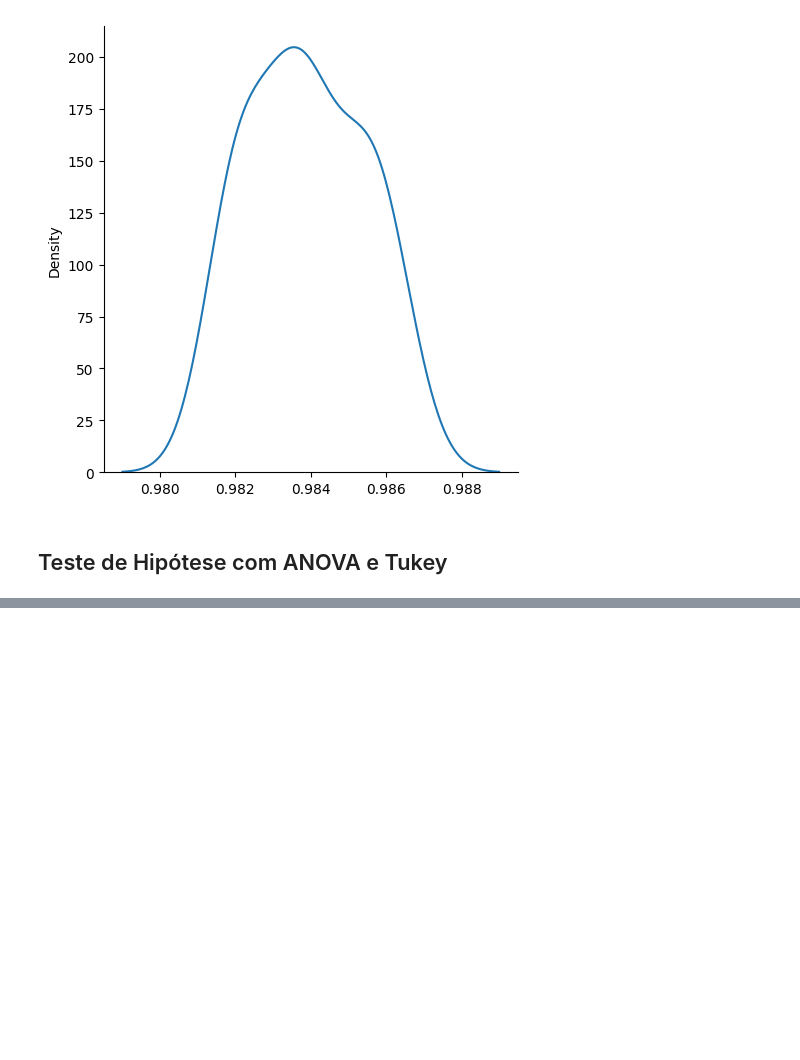
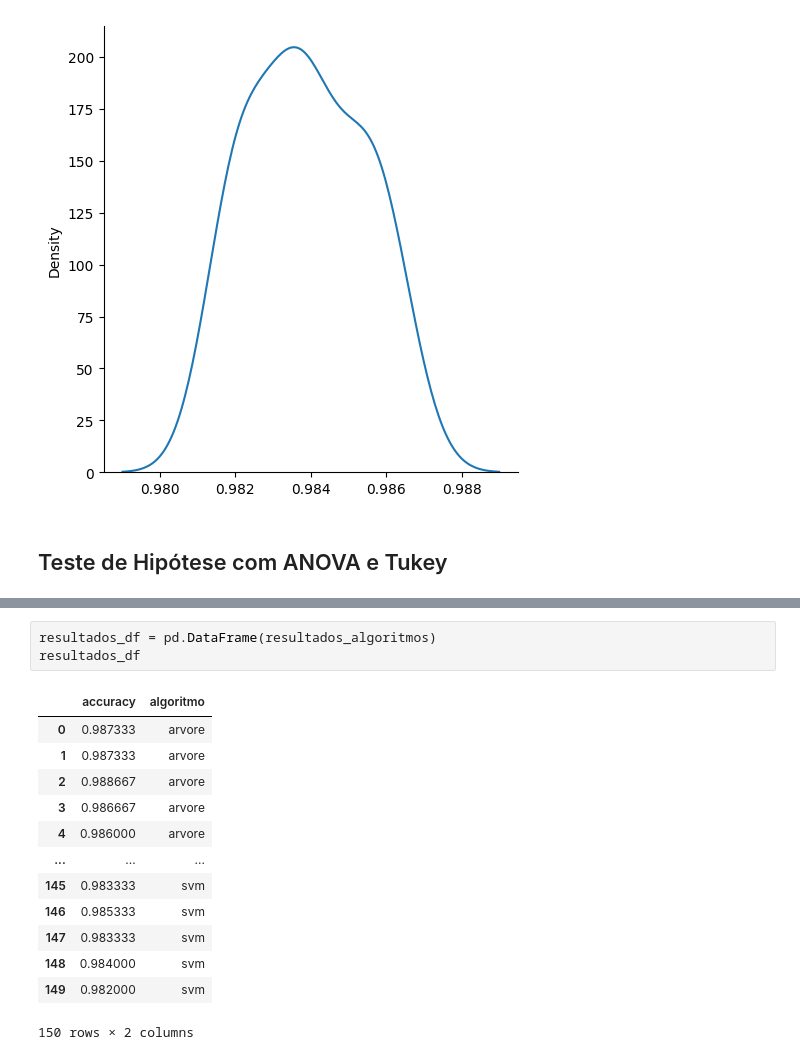
Before and after one commit to Joao-Inacio/Machine-Learning-e-Data-Science-com-Python, a Jupyter notebook: 0.9-avaliacaode-algoritmos-de-classificacao/validacao.ipynb, the cells around one changed output, grey strips where cells are left out. Saved outputs shown, nothing was run; the diff lists cells and outputs as text; blank space fills up the shorter version.

```diff
--- a/0.9-avaliacaode-algoritmos-de-classificacao/validacao.ipynb
+++ b/0.9-avaliacaode-algoritmos-de-classificacao/validacao.ipynb
@@ -177,0 +242,17 @@ sns.displot(resultados_svm, kind='kde');
+# %%
+resultados_df = pd.DataFrame(resultados_algoritmos)
+resultados_df
+# %% [output]
+|  | accuracy | algoritmo |
+| 0 | 0.987333 | arvore |
+| 1 | 0.987333 | arvore |
+| 2 | 0.988667 | arvore |
+| 3 | 0.986667 | arvore |
+| 4 | 0.986000 | arvore |
+| ... | ... | ... |
+| 145 | 0.983333 | svm |
+| 146 | 0.985333 | svm |
+| 147 | 0.983333 | svm |
+| 148 | 0.984000 | svm |
+| 149 | 0.982000 | svm |
+150 rows × 2 columns
```
Also changed, not shown: parts of 14 cells of this notebook.
